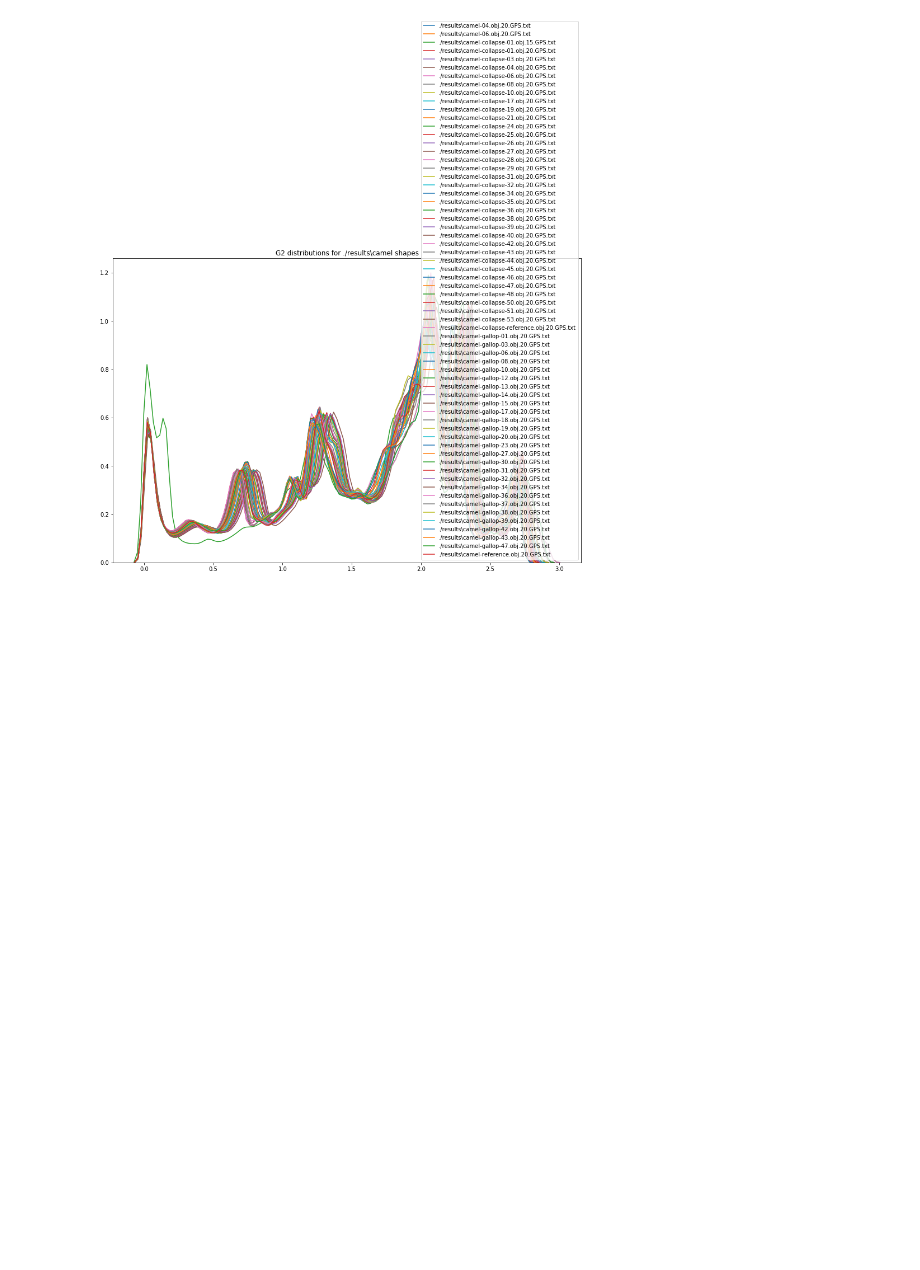
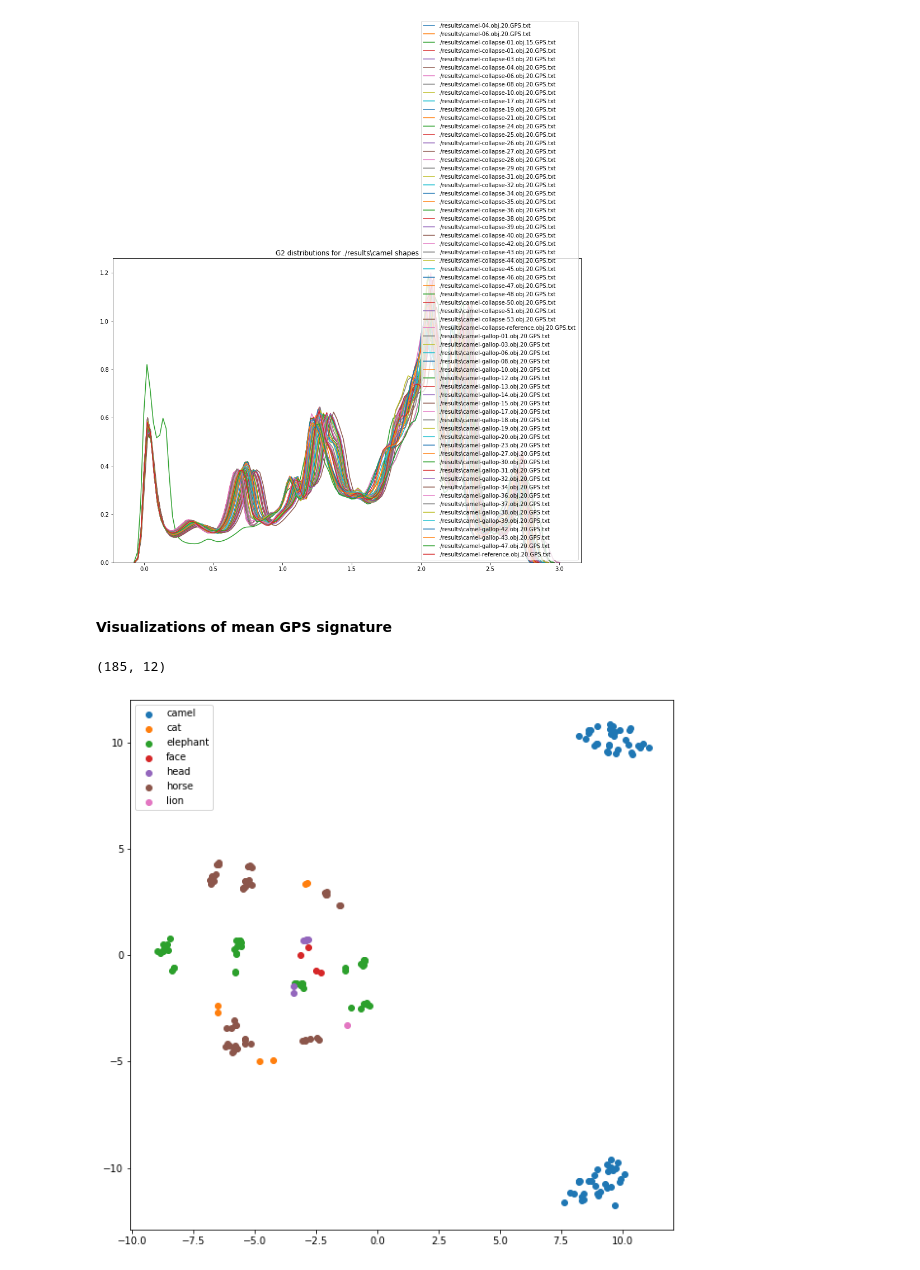
Before and after one commit to cepedus/Laplace-Beltrami-mesh-classifier, a Jupyter notebook: DescriptorAnalysis.ipynb, the cells around one changed output. Cells and saved outputs as stored; diff of their text form; code cells hidden in the pictures; blank space fills up the shorter version.

Commit message:
Plots for GPS

```diff
--- a/DescriptorAnalysis.ipynb
+++ b/DescriptorAnalysis.ipynb
@@ -286,3 +288,36 @@ for shape in base_names:
 [figure]
 [figure]
 [figure]
+# %% [markdown]
+#### Visualizations of mean GPS signature
+# %%
+X = []
+y_full = []
+y_mid = []
+y_simple = []
+min_d = 20
+
+int_table = str.maketrans(dict.fromkeys('0123456789'))
+for f in embeds_gps:
+    gps = matrixGPS(f)
+    v = np.mean(gps, axis=0)
+    X.append(v)
+    if len(v) < min_d:
+        min_d = len(v)
+    meshname = name(f)
+    y_full.append(meshname)
+    y_simple.append(meshname.split('-')[0])
+    y_mid.append(meshname.translate(int_table).strip('-').replace('-reference', '').split('--', 1)[0])
+
+# truncate to maximum common spectrum depth
+X_trunc = [x[:min_d] for x in X]
+X_trunc = np.array(X_trunc)
+
+print(X_trunc.shape)
+# %% [output]
+(185, 12)
+# %%
+x_tsne, y_tsne = dim_reduction(X_trunc, method='tsne')
+scatter_annotated(x_tsne, y_tsne, y_simple)
+# %% [output]
+[figure, added]
```
Also changed, not shown: parts of 6 cells of this notebook.
